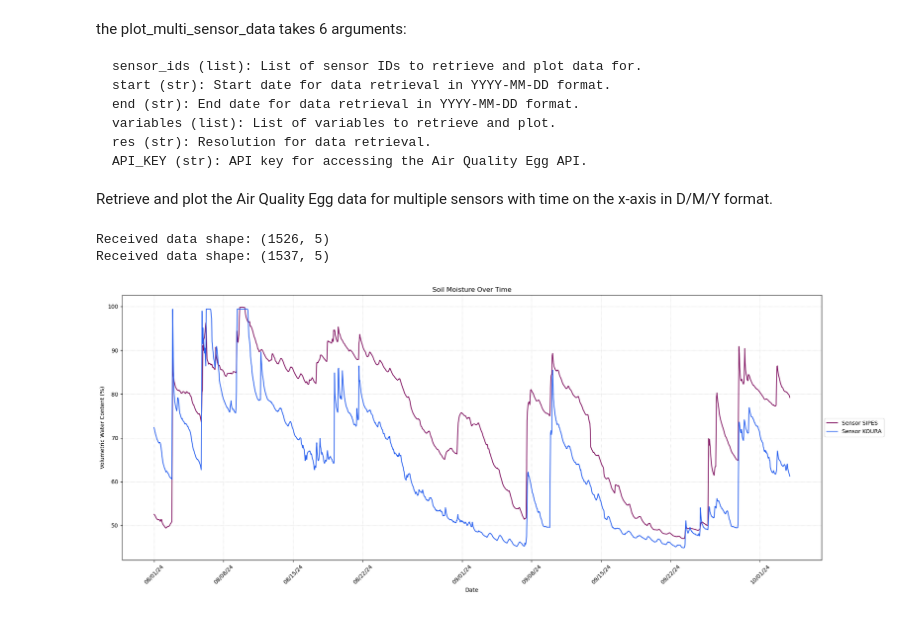
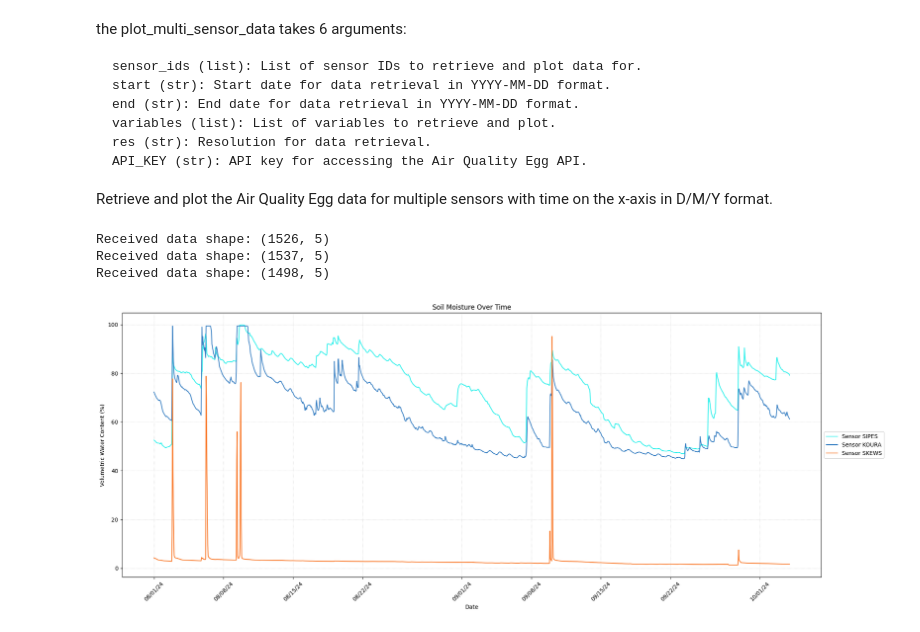
Before and after one commit to trapclim/sensors, a Jupyter notebook: ecrl-sensors-a52d8a37594e/sm_api_request.ipynb, the cells around one changed output. Saved outputs shown, nothing was run; the diff lists cells and outputs as text; code cells hidden in the pictures.

```diff
--- a/ecrl-sensors-a52d8a37594e/sm_api_request.ipynb
+++ b/ecrl-sensors-a52d8a37594e/sm_api_request.ipynb
@@ -208,17 +208,18 @@ Retrieve and plot the Air Quality Egg data for multiple sensors with time on the
 # %%
 ## example use of the code
 
 # Define the variables we want to retrieve
 variables = ['soilmoisture[percent]']
 ID = "SIPES"
 start = "2024-08-01T00:00:00.000Z"
 end = "2024-10-04T00:00:00.000Z"
 res = "1H"  #
-sensor_ids=["SIPES","KOURA"]
+sensor_ids=["SIPES","KOURA","SKEWS"]
 
 # Plot the sensor data
 plot_multi_sensor_data(sensor_ids, start, end, variables, res, API_KEY)
 # %% [output]
 Received data shape: (1526, 5)
 Received data shape: (1537, 5)
+Received data shape: (1498, 5)
-[figure, old version]
+[figure, new version]
```
